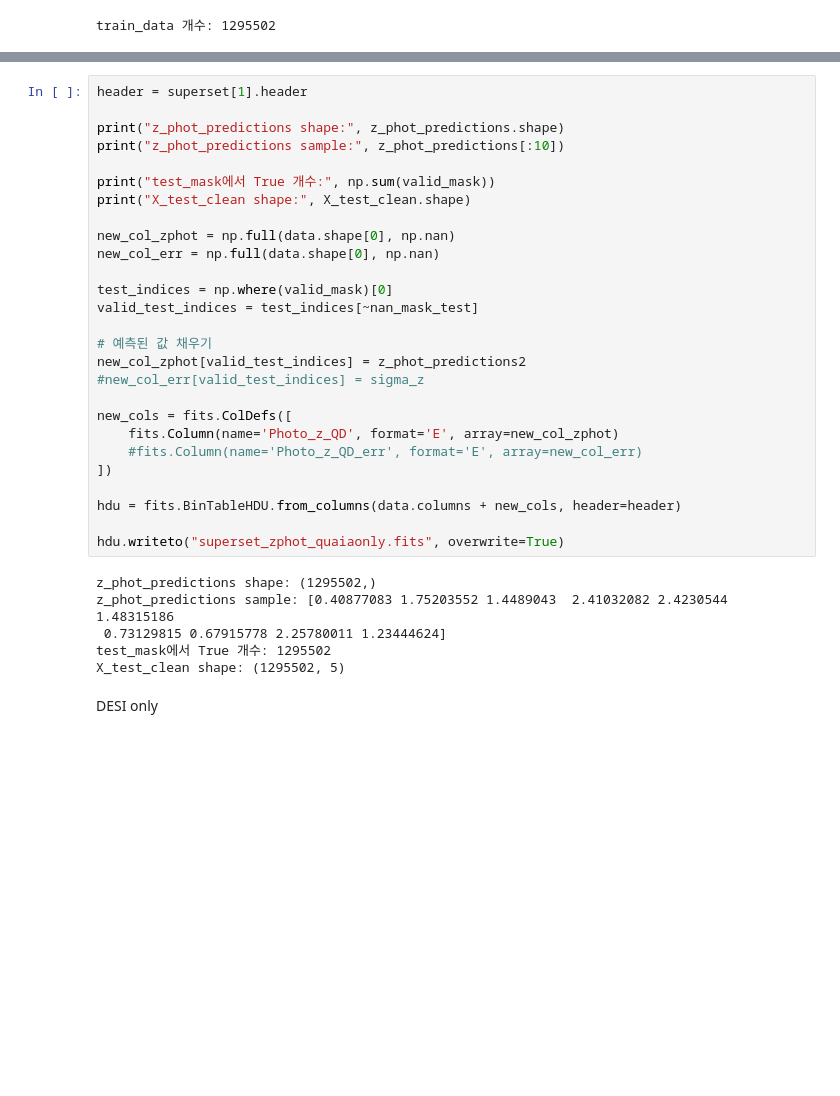
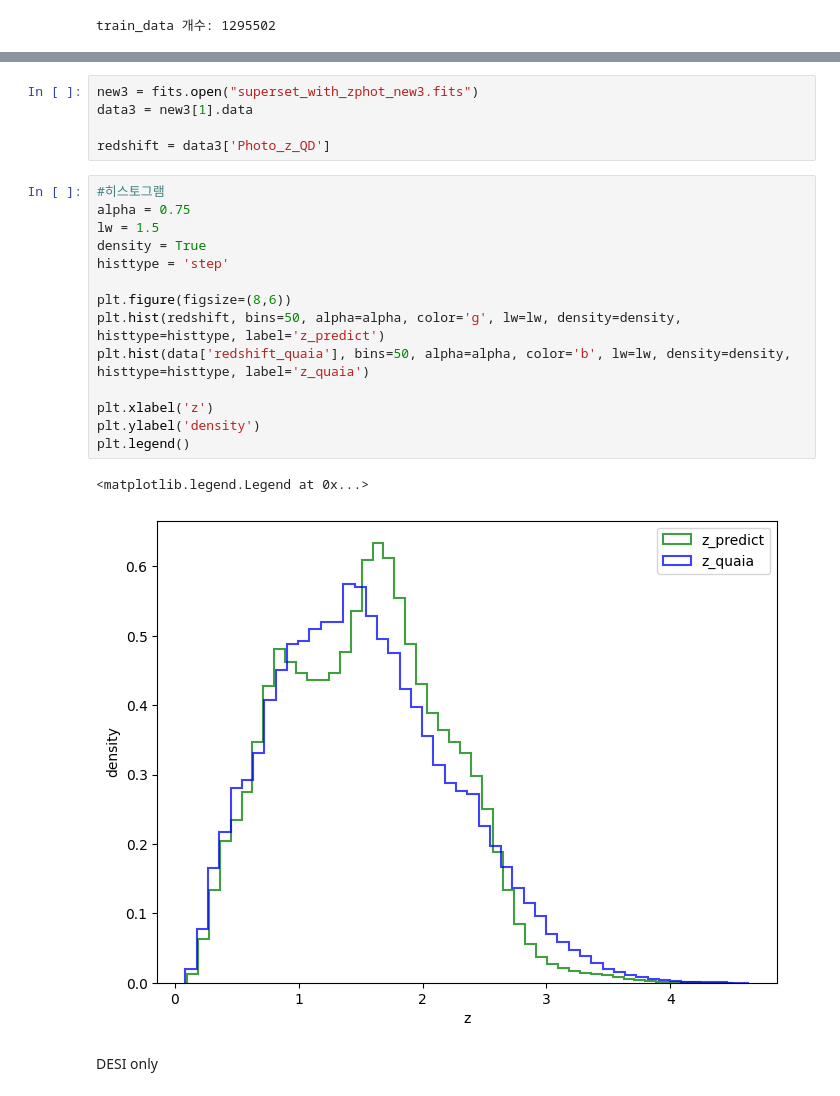
Before and after one commit to An-Yejin/qsocat, a Jupyter notebook: thesis5_kNN.ipynb, the cells around one changed output, grey strips where cells are left out. Drawn from its saved outputs; the diff is of its cells as text; blank space fills up the shorter version.

```diff
--- a/thesis5_kNN.ipynb
+++ b/thesis5_kNN.ipynb
@@ -601,36 +589,25 @@ MAE: 0.1948
-# %%
-header = superset[1].header
-
-print("z_phot_predictions shape:", z_phot_predictions.shape)
-print("z_phot_predictions sample:", z_phot_predictions[:10])
-
-print("test_mask에서 True 개수:", np.sum(valid_mask))
-print("X_test_clean shape:", X_test_clean.shape)
-
-new_col_zphot = np.full(data.shape[0], np.nan)
-new_col_err = np.full(data.shape[0], np.nan)
-
-test_indices = np.where(valid_mask)[0]
-valid_test_indices = test_indices[~nan_mask_test]
-
-# 예측된 값 채우기
-new_col_zphot[valid_test_indices] = z_phot_predictions2
-#new_col_err[valid_test_indices] = sigma_z
-
-new_cols = fits.ColDefs([
-    fits.Column(name='Photo_z_QD', format='E', array=new_col_zphot)
-    #fits.Column(name='Photo_z_QD_err', format='E', array=new_col_err)
-])
-
-hdu = fits.BinTableHDU.from_columns(data.columns + new_cols, header=header)
-
-hdu.writeto("superset_zphot_quaiaonly.fits", overwrite=True)
-# %% [output]
-z_phot_predictions shape: (1295502,)
-z_phot_predictions sample: [0.40877083 1.75203552 1.4489043  2.41032082 2.4230544  1.48315186
- 0.73129815 0.67915778 2.25780011 1.23444624]
-test_mask에서 True 개수: 1295502
-X_test_clean shape: (1295502, 5)
+# %%
+new3 = fits.open("superset_with_zphot_new3.fits")
+data3 = new3[1].data
+
+redshift = data3['Photo_z_QD']
+# %%
+#히스토그램
+alpha = 0.75
+lw = 1.5
+density = True
+histtype = 'step'
+
+plt.figure(figsize=(8,6))
+plt.hist(redshift, bins=50, alpha=alpha, color='g', lw=lw, density=density, histtype=histtype, label='z_predict')
+plt.hist(data['redshift_quaia'], bins=50, alpha=alpha, color='b', lw=lw, density=density, histtype=histtype, label='z_quaia')
+
+plt.xlabel('z')
+plt.ylabel('density')
+plt.legend()
+# %% [output]
+<matplotlib.legend.Legend at 0x...>
+[figure, added]
 # %% [markdown]
 DESI only
 # %%
```
Also changed, not shown: parts of 43 cells of this notebook, 26 other files.
